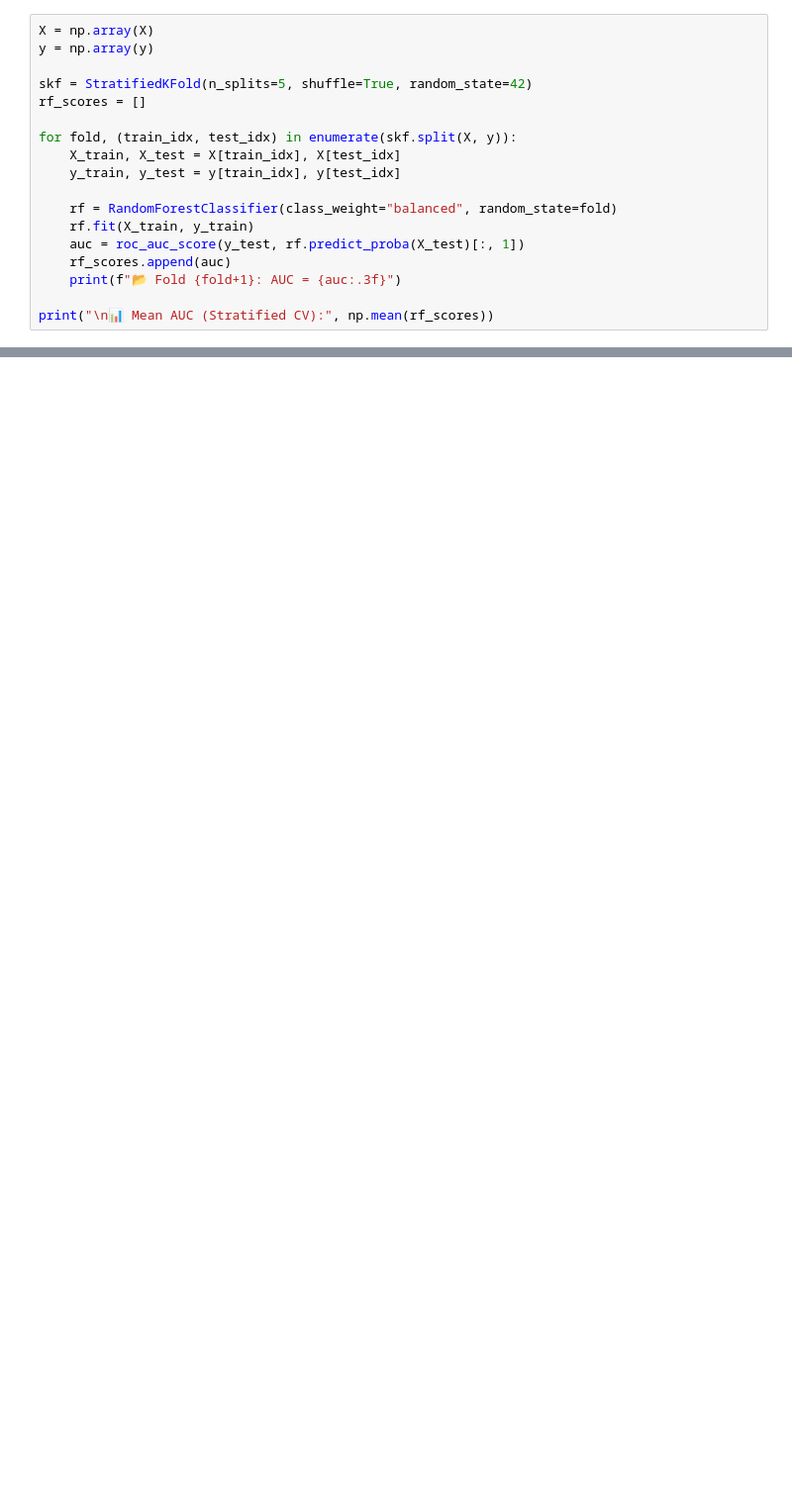
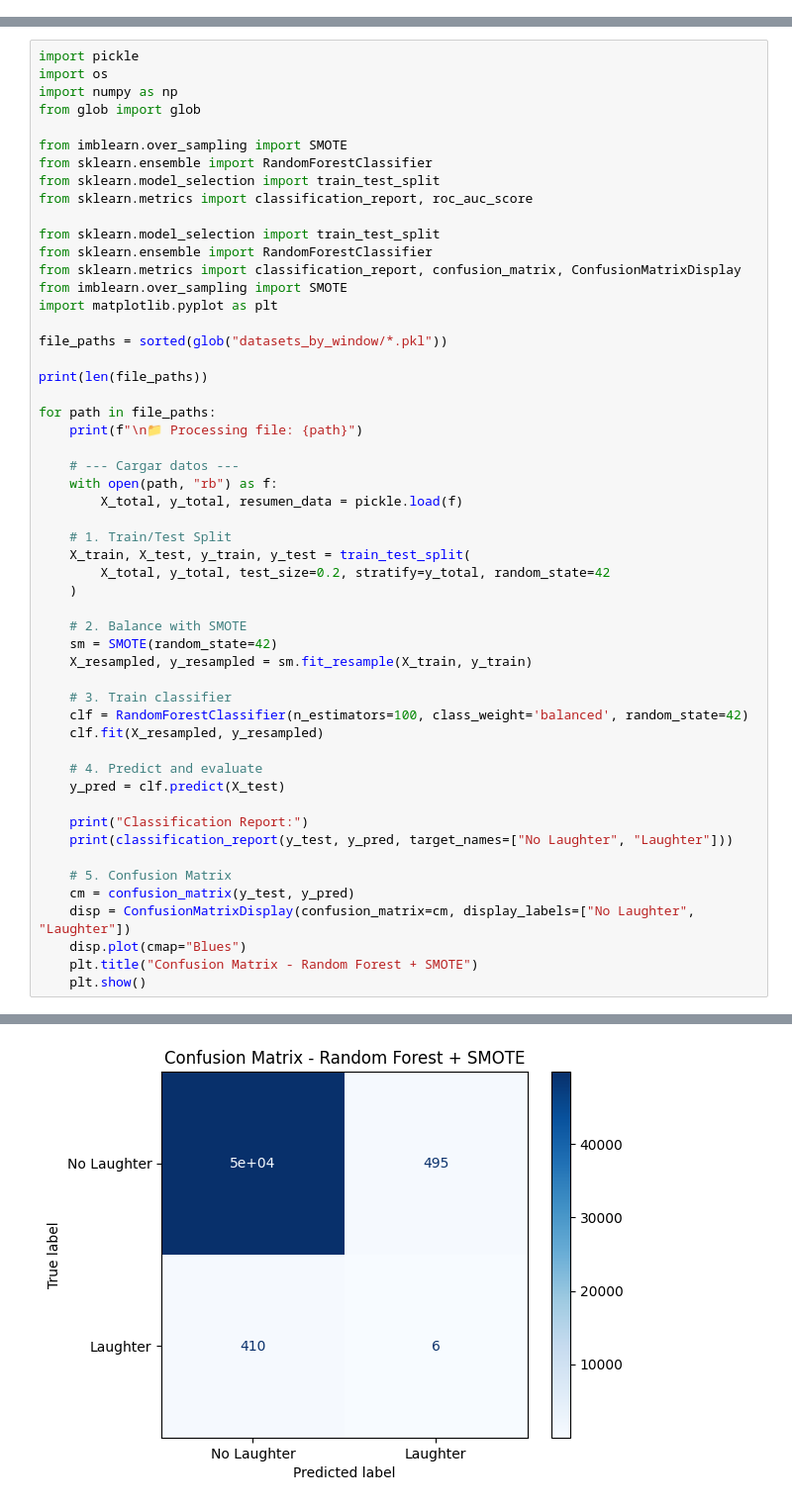
Before and after one commit to Gansovic/RP-Laughter-Drinking, a Jupyter notebook: Laughter-Detection/train_models.ipynb, the cells around one changed output, grey strips where cells are left out. Shown at 99% size. Drawn from its saved outputs; the diff is of its cells as text; blank space fills up the shorter version.

```diff
--- a/Laughter-Detection/train_models.ipynb
+++ b/Laughter-Detection/train_models.ipynb
@@ -110,18 +0,0 @@ ROC AUC: 0.6057240813323508
-# %%
-X = np.array(X)
-y = np.array(y)
-
-skf = StratifiedKFold(n_splits=5, shuffle=True, random_state=42)
-rf_scores = []
-
-for fold, (train_idx, test_idx) in enumerate(skf.split(X, y)):
-    X_train, X_test = X[train_idx], X[test_idx]
-    y_train, y_test = y[train_idx], y[test_idx]
-
-    rf = RandomForestClassifier(class_weight="balanced", random_state=fold)
-    rf.fit(X_train, y_train)
-    auc = roc_auc_score(y_test, rf.predict_proba(X_test)[:, 1])
-    rf_scores.append(auc)
-    print(f"📂 Fold {fold+1}: AUC = {auc:.3f}")
-
-print("\n📊 Mean AUC (Stratified CV):", np.mean(rf_scores))
@@ -135,0 +1,54 @@ print("\n📊 Mean AUC (Stratified CV):", np.mean(rf_scores))
+# %%
+import pickle
+import os
+import numpy as np
+from glob import glob
+
+from imblearn.over_sampling import SMOTE
+from sklearn.ensemble import RandomForestClassifier
+from sklearn.model_selection import train_test_split
+from sklearn.metrics import classification_report, roc_auc_score
+
+from sklearn.model_selection import train_test_split
+from sklearn.ensemble import RandomForestClassifier
+from sklearn.metrics import classification_report, confusion_matrix, ConfusionMatrixDisplay
+from imblearn.over_sampling import SMOTE
+import matplotlib.pyplot as plt
+
+file_paths = sorted(glob("datasets_by_window/*.pkl"))
+
+print(len(file_paths))
+
+for path in file_paths:
+    print(f"\n📁 Processing file: {path}")
+
+    # --- Cargar datos ---
+    with open(path, "rb") as f:
+        X_total, y_total, resumen_data = pickle.load(f)
+
+    # 1. Train/Test Split
+    X_train, X_test, y_train, y_test = train_test_split(
+        X_total, y_total, test_size=0.2, stratify=y_total, random_state=42
+    )
+
+    # 2. Balance with SMOTE
+    sm = SMOTE(random_state=42)
+    X_resampled, y_resampled = sm.fit_resample(X_train, y_train)
+
+    # 3. Train classifier
+    clf = RandomForestClassifier(n_estimators=100, class_weight='balanced', random_state=42)
+    clf.fit(X_resampled, y_resampled)
+
+    # 4. Predict and evaluate
+    y_pred = clf.predict(X_test)
+
+    print("Classification Report:")
+    print(classification_report(y_test, y_pred, target_names=["No Laughter", "Laughter"]))
+
+    # 5. Confusion Matrix
+    cm = confusion_matrix(y_test, y_pred)
+    disp = ConfusionMatrixDisplay(confusion_matrix=cm, display_labels=["No Laughter", "Laughter"])
+    disp.plot(cmap="Blues")
+    plt.title("Confusion Matrix - Random Forest + SMOTE")
+    plt.show()
+# %% [output]
@@ -135,0 +67 @@ print("\n📊 Mean AUC (Stratified CV):", np.mean(rf_scores))
+[figure, added]
```
Also changed, not shown: parts of 5 cells of this notebook, 17 other files.
